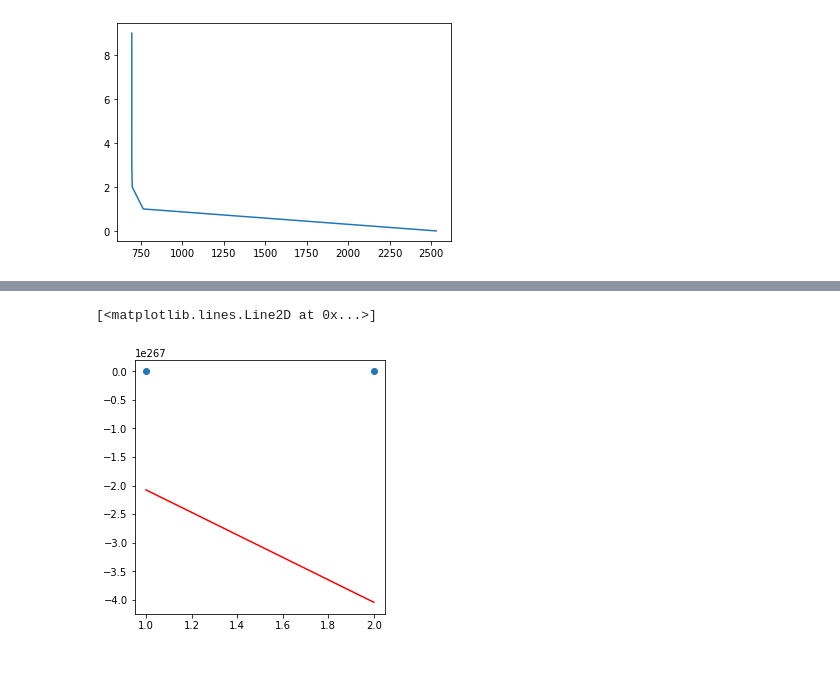
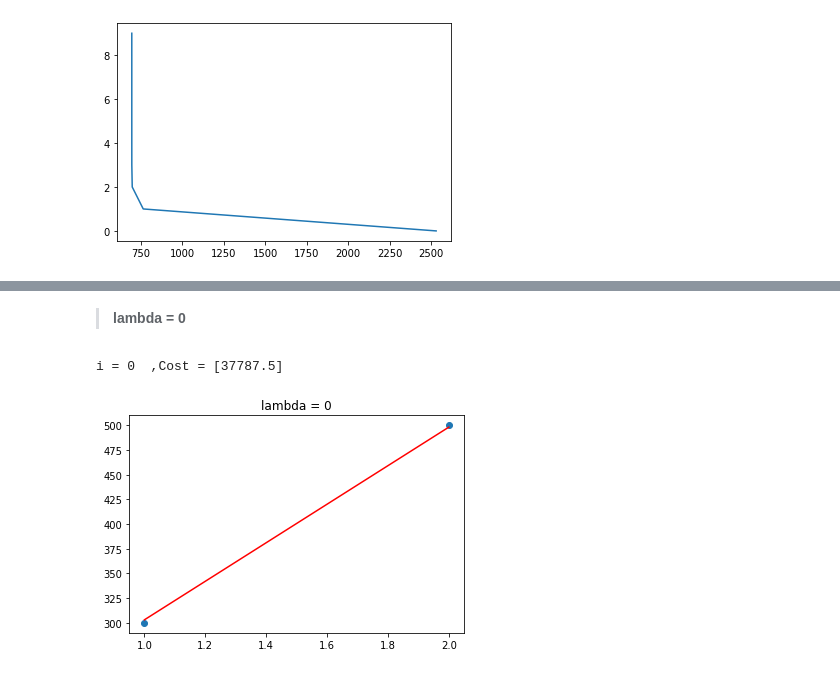
Before and after one commit to youneseltrach/ML_algo, a Jupyter notebook: Linear_Regression.ipynb, the cells around one changed output, grey strips where cells are left out. Cells and saved outputs as stored; diff of their text form; code cells hidden in the pictures.

```diff
--- a/Linear_Regression.ipynb
+++ b/Linear_Regression.ipynb
@@ -424,10 +437,7 @@ i = 0  ,Cost = [414787.5]
-# %%
-# w = 50
-# b = -12
-fun = w_f*x_train+b_f
-fig, ax = plt.subplots (1,1,constrained_layout=True, figsize=(4,4))
-ax.scatter( x_train, y_train)
-ax.plot (x_train, fun, c= 'red' )
-# %% [output]
-[<matplotlib.lines.Line2D at 0x...>]
-[figure, removed]
+# %% [markdown]
+>**lambda = 0**
+# %%
+case_lambda (x_train, y_train, 0, cost_function_2, compute_gradient_2)
+# %% [output]
+i = 0  ,Cost = [37787.5]
+[figure, added]
```
Also changed, not shown: parts of 18 cells of this notebook.
